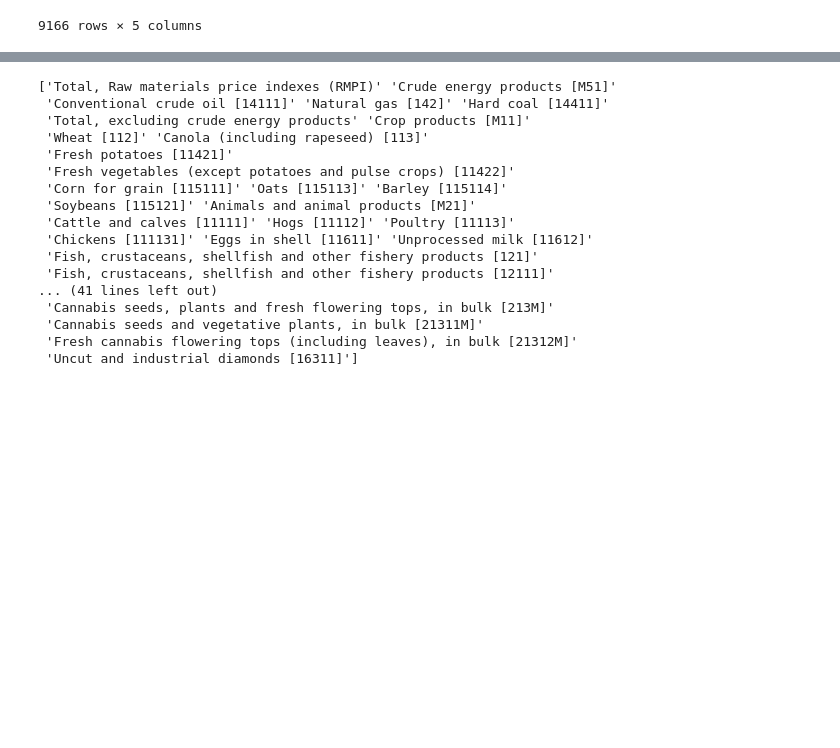
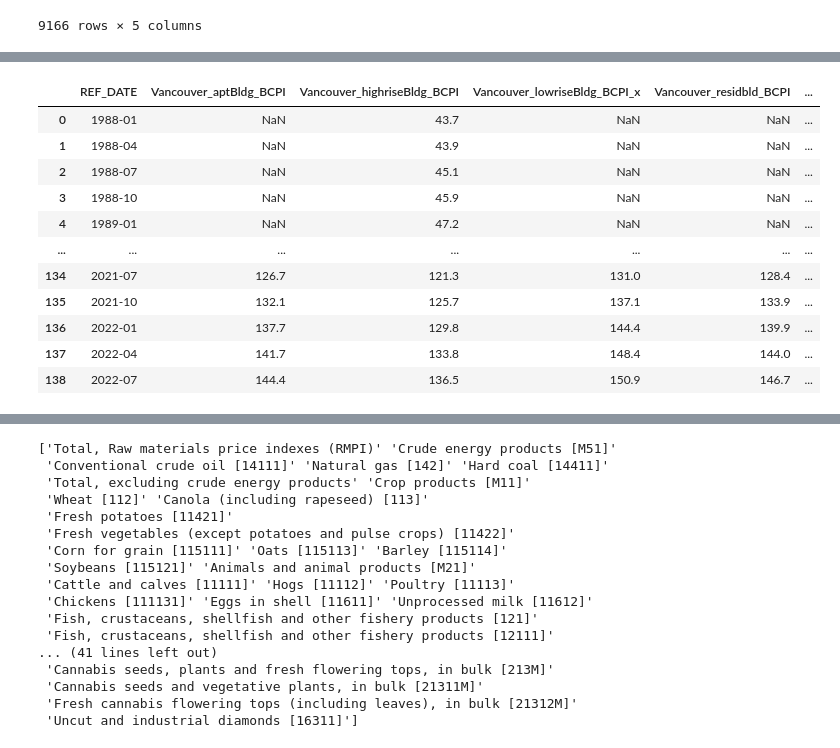
Before and after one commit to HoussamZak/Affinity_Propagation_and_Correlation_Analysis_Canada_Real_Estate, a Jupyter notebook: 3_Correlation_Analysis.ipynb, the cells around one changed output, grey strips where cells are left out. Drawn from its saved outputs; the diff is of its cells as text; code cells hidden in the pictures; blank space fills up the shorter version.

Commit message:
bcpi_dataframes_updated_for_3_Cities

```diff
--- a/3_Correlation_Analysis.ipynb
+++ b/3_Correlation_Analysis.ipynb
@@ -68,0 +92,85 @@ building_const_pi_df
+# %%
+# We use building_const_pi_df to extract df for each city with column for each type of residential construction price indexes.
+# Here we build dataframe for historical construction price indexes for Vancouver BC, for the six types of residential constructions.
+
+from functools import reduce
+
+#Vancouver Apartment buildings
+vancouver_aprt_build = building_const_pi_df[(building_const_pi_df['GEO']=='Vancouver, British Columbia') & (building_const_pi_df["Type of building"] == "Apartment buildings")]
+vancouver_aprt_build = vancouver_aprt_build.reset_index()
+vancouver_aprt_build = vancouver_aprt_build.rename(columns ={"VALUE": "Vancouver_aptBldg_BCPI"})
+vancouver_aprt_build.drop(columns=["index"], axis = 1, inplace = True)
+vancouver_aprt_build
+
+#Vancouver High-rise apartment building
+
+vancouver_high_rise = building_const_pi_df[(building_const_pi_df['GEO']=='Vancouver, British Columbia') & (building_const_pi_df["Type of building"] == "High-rise apartment building (five or more storeys)")]
+vancouver_high_rise = vancouver_high_rise.reset_index()
+vancouver_high_rise = vancouver_high_rise.rename(columns ={"VALUE": "Vancouver_highriseBldg_BCPI"})
+vancouver_high_rise.drop(columns=["index"], axis = 1, inplace = True)
+vancouver_high_rise
+
+#Vancouver Low-rise apartment building
+
+vancouver_low_rise = building_const_pi_df[(building_const_pi_df['GEO']=='Vancouver, British Columbia') & (building_const_pi_df["Type of building"] == "Low-rise apartment building (fewer than five storeys)")]
+vancouver_low_rise = vancouver_low_rise.reset_index()
+vancouver_low_rise = vancouver_low_rise.rename(columns ={"VALUE": "Vancouver_lowriseBldg_BCPI"})
+vancouver_low_rise.drop(columns=["index"], axis = 1, inplace = True)
+vancouver_low_rise
+
+#Vancouver Single-detached house
+
+vancouver_single_det_house = building_const_pi_df[(building_const_pi_df['GEO']=='Vancouver, British Columbia') & (building_const_pi_df["Type of building"] == "Single-detached house")]
+vancouver_single_det_house = vancouver_low_rise.reset_index()
+vancouver_single_det_house = vancouver_single_det_house.rename(columns ={"VALUE": "Vancouver_singdethouse_BCPI"})
+vancouver_single_det_house.drop(columns=["index"], axis = 1, inplace = True)
+vancouver_single_det_house
+
+#Vancouver, 'Residential buildings [621]
+
+vancouver_res_buildings = building_const_pi_df[(building_const_pi_df['GEO']=='Vancouver, British Columbia') & (building_const_pi_df["Type of building"] == "Residential buildings [621]")]
+vancouver_res_buildings = vancouver_res_buildings.reset_index()
+vancouver_res_buildings = vancouver_res_buildings.rename(columns ={"VALUE": "Vancouver_residbld_BCPI"})
+vancouver_res_buildings.drop(columns=["index"], axis = 1, inplace = True)
+vancouver_res_buildings
+
+#Vancouver Townhouse
+
+vancouver_townhouse = building_const_pi_df[(building_const_pi_df['GEO']=='Vancouver, British Columbia') & (building_const_pi_df["Type of building"] == "Townhouse")]
+vancouver_townhouse = vancouver_townhouse.reset_index()
+vancouver_townhouse = vancouver_townhouse.rename(columns ={"VALUE": "Vancouver_townhouse_BCPI"})
+vancouver_townhouse.drop(columns=["index"], axis = 1, inplace = True)
+vancouver_townhouse
+
+# # Previewing
+# vancouver_aprt_build
+
+#Merging dataframes on REF_DATE
+dataframes = [vancouver_aprt_build, vancouver_high_rise, vancouver_low_rise, vancouver_res_buildings, vancouver_single_det_house, vancouver_townhouse]
+vancouver_bcpi_merged_df = reduce(lambda left, right: pd.merge(left, right, on = 'REF_DATE'), dataframes)
+
+# #Dropping columns to keep only HPI columns of cities
+vancouver_bcpi_merged_df = vancouver_bcpi_merged_df.drop(vancouver_bcpi_merged_df.filter(regex = 'GEO').columns, axis = 1)
+vancouver_bcpi_merged_df = vancouver_bcpi_merged_df.drop(vancouver_bcpi_merged_df.filter(regex = 'UOM').columns, axis = 1)
+vancouver_bcpi_merged_df = vancouver_bcpi_merged_df.drop(vancouver_bcpi_merged_df.filter(regex = 'Type of building').columns, axis = 1)
+
+#Saving dataframe as csv
+vancouver_bcpi_merged_df.to_csv(r"C:\Users\hp\Desktop\Projects Coding\Affinity_Propagation_Canada_Real_Estate_Market\Processed Data\vancouver_bcpi_merged_df.csv")
+
+#Renaming VALUE_ columns to give specific title for each type of construction
+# vancouver_bcpi_merged_df = vancouver_bcpi_merged_df.rename(columns = {vancouver_bcpi_merged_df.columns[] : 'BCPI_Apartment_Buildings'})
+
+vancouver_bcpi_merged_df
+# %% [output]
+|  | REF_DATE | Vancouver_aptBldg_BCPI | Vancouver_highriseBldg_BCPI | Vancouver_lowriseBldg_BCPI_x | Vancouver_residbld_BCPI | ... |
+| 0 | 1988-01 | NaN | 43.7 | NaN | NaN | ... |
+| 1 | 1988-04 | NaN | 43.9 | NaN | NaN | ... |
+| 2 | 1988-07 | NaN | 45.1 | NaN | NaN | ... |
+| 3 | 1988-10 | NaN | 45.9 | NaN | NaN | ... |
+| 4 | 1989-01 | NaN | 47.2 | NaN | NaN | ... |
+| ... | ... | ... | ... | ... | ... | ... |
+| 134 | 2021-07 | 126.7 | 121.3 | 131.0 | 128.4 | ... |
+| 135 | 2021-10 | 132.1 | 125.7 | 137.1 | 133.9 | ... |
+| 136 | 2022-01 | 137.7 | 129.8 | 144.4 | 139.9 | ... |
+| 137 | 2022-04 | 141.7 | 133.8 | 148.4 | 144.0 | ... |
+| 138 | 2022-07 | 144.4 | 136.5 | 150.9 | 146.7 | ... |
```
Also changed, not shown: parts of 8 cells of this notebook, 4 other files.
